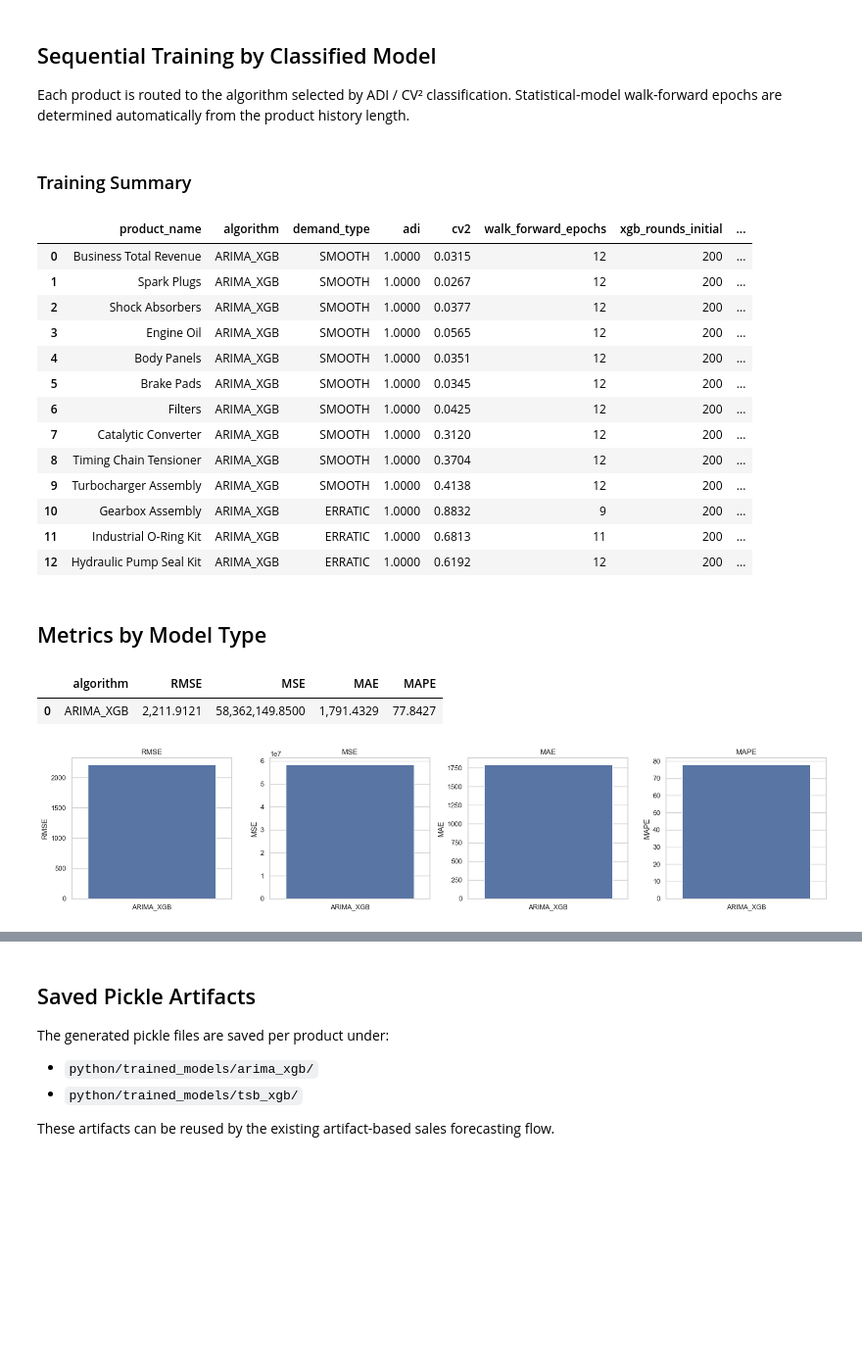
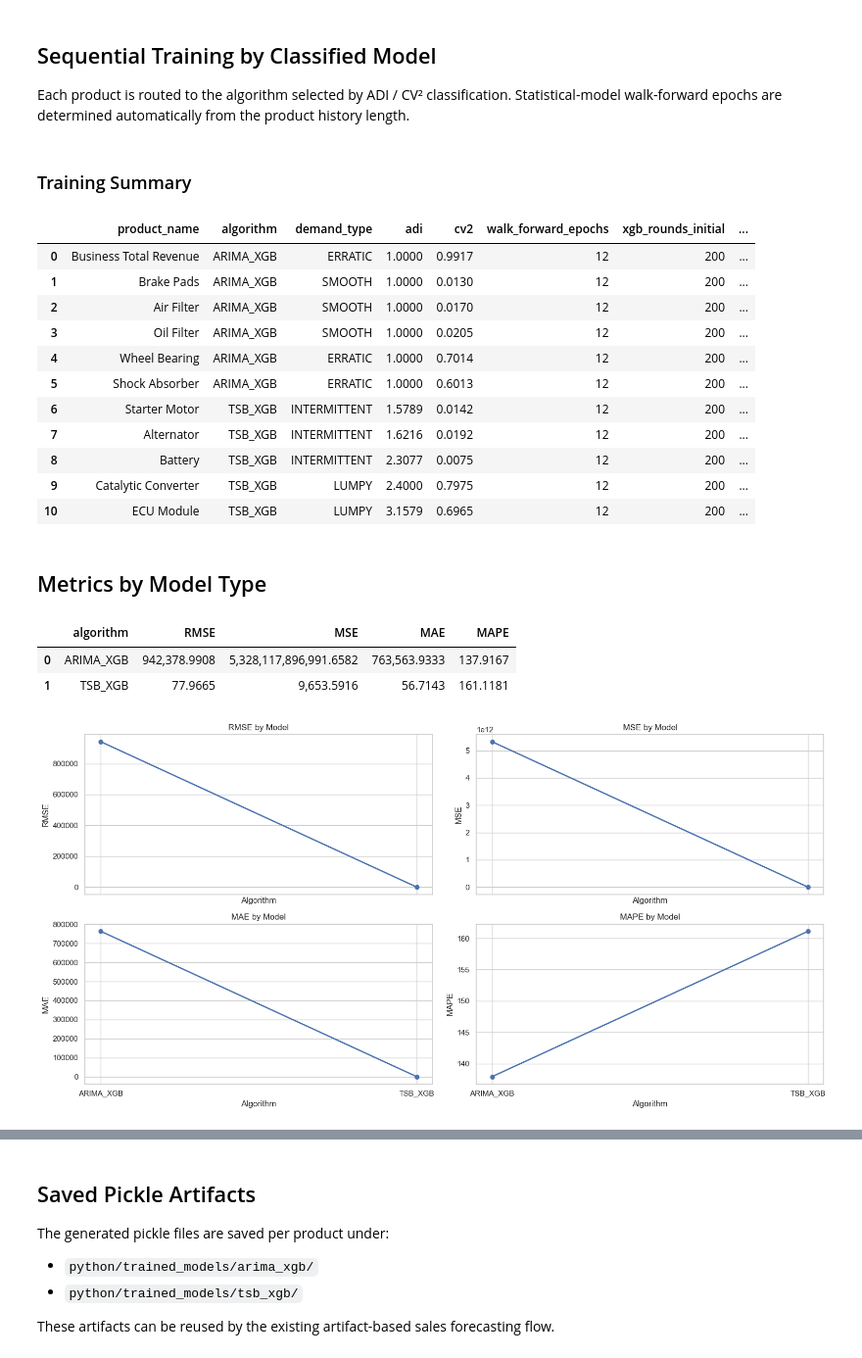
Before and after one commit to jeinciong/automotive-spare-parts-dss-thesis, a Jupyter notebook: autoparts-backend/python/notebooks/hybrid_model_training_sequential.ipynb, the cells around one changed output, grey strips where cells are left out. Shown at 98% size. Saved outputs shown, nothing was run; the diff lists cells and outputs as text; code cells hidden in the pictures; blank space fills up the shorter version.

Commit message:
fix: predictive models and login

```diff
--- a/autoparts-backend/python/notebooks/hybrid_model_training_sequential.ipynb
+++ b/autoparts-backend/python/notebooks/hybrid_model_training_sequential.ipynb
@@ -53,12 +53,13 @@ sns.set_theme(style="whitegrid")
 plt.rcParams["figure.figsize"] = (12, 5)
 pd.set_option("display.max_columns", 50)
 pd.set_option("display.float_format", lambda value: f"{value:,.4f}")
+METRIC_COLUMNS = ["RMSE", "MSE", "MAE", "MAPE"]
 # %% [markdown]
 ## Configure Data Source
 
 Point these settings to your sales file. If `TARGET_PRODUCTS = None`, the notebook will classify and train **all products** found in the file.
 # %%
-DATA_PATH = PROJECT_ROOT / "python" / "data" / "sales.csv"
+DATA_PATH = PROJECT_ROOT / "python" / "data" / "sales_2.csv"
 SHEET_NAME = 0
 
 DATE_COLUMN = "date"
@@ -472,38 +495,38 @@ if not skipped_df.empty:
 # %% [output]
 ### Training Summary
 |  | product_name | algorithm | demand_type | adi | cv2 | walk_forward_epochs | xgb_rounds_initial | ... |
-| 0 | Business Total Revenue | ARIMA_XGB | SMOOTH | 1.0000 | 0.0315 | 12 | 200 | ... |
-| 1 | Spark Plugs | ARIMA_XGB | SMOOTH | 1.0000 | 0.0267 | 12 | 200 | ... |
-| 2 | Shock Absorbers | ARIMA_XGB | SMOOTH | 1.0000 | 0.0377 | 12 | 200 | ... |
-| 3 | Engine Oil | ARIMA_XGB | SMOOTH | 1.0000 | 0.0565 | 12 | 200 | ... |
-| 4 | Body Panels | ARIMA_XGB | SMOOTH | 1.0000 | 0.0351 | 12 | 200 | ... |
-| 5 | Brake Pads | ARIMA_XGB | SMOOTH | 1.0000 | 0.0345 | 12 | 200 | ... |
-| 6 | Filters | ARIMA_XGB | SMOOTH | 1.0000 | 0.0425 | 12 | 200 | ... |
-| 7 | Catalytic Converter | ARIMA_XGB | SMOOTH | 1.0000 | 0.3120 | 12 | 200 | ... |
-| 8 | Timing Chain Tensioner | ARIMA_XGB | SMOOTH | 1.0000 | 0.3704 | 12 | 200 | ... |
-| 9 | Turbocharger Assembly | ARIMA_XGB | SMOOTH | 1.0000 | 0.4138 | 12 | 200 | ... |
-| 10 | Gearbox Assembly | ARIMA_XGB | ERRATIC | 1.0000 | 0.8832 | 9 | 200 | ... |
-| 11 | Industrial O-Ring Kit | ARIMA_XGB | ERRATIC | 1.0000 | 0.6813 | 11 | 200 | ... |
-| 12 | Hydraulic Pump Seal Kit | ARIMA_XGB | ERRATIC | 1.0000 | 0.6192 | 12 | 200 | ... |
+| 0 | Business Total Revenue | ARIMA_XGB | ERRATIC | 1.0000 | 0.9917 | 12 | 200 | ... |
+| 1 | Brake Pads | ARIMA_XGB | SMOOTH | 1.0000 | 0.0130 | 12 | 200 | ... |
+| 2 | Air Filter | ARIMA_XGB | SMOOTH | 1.0000 | 0.0170 | 12 | 200 | ... |
+| 3 | Oil Filter | ARIMA_XGB | SMOOTH | 1.0000 | 0.0205 | 12 | 200 | ... |
+| 4 | Wheel Bearing | ARIMA_XGB | ERRATIC | 1.0000 | 0.7014 | 12 | 200 | ... |
+| 5 | Shock Absorber | ARIMA_XGB | ERRATIC | 1.0000 | 0.6013 | 12 | 200 | ... |
+| 6 | Starter Motor | TSB_XGB | INTERMITTENT | 1.5789 | 0.0142 | 12 | 200 | ... |
+| 7 | Alternator | TSB_XGB | INTERMITTENT | 1.6216 | 0.0192 | 12 | 200 | ... |
+| 8 | Battery | TSB_XGB | INTERMITTENT | 2.3077 | 0.0075 | 12 | 200 | ... |
+| 9 | Catalytic Converter | TSB_XGB | LUMPY | 2.4000 | 0.7975 | 12 | 200 | ... |
+| 10 | ECU Module | TSB_XGB | LUMPY | 3.1579 | 0.6965 | 12 | 200 | ... |
 # %% [markdown]
 ## Metrics by Model Type
 # %%
 model_metric_summary = (
     training_summary_df.groupby("algorithm", as_index=False)[["RMSE", "MSE", "MAE", "MAPE"]]
     .mean()
     .sort_values("MAPE")
 )
 
 display(model_metric_summary)
 
-fig, axes = plt.subplots(1, 4, figsize=(18, 4))
-for axis, metric_name in zip(axes, ["RMSE", "MSE", "MAE", "MAPE"]):
-    sns.barplot(data=model_metric_summary, x="algorithm", y=metric_name, ax=axis, palette="deep")
-    axis.set_title(metric_name)
-    axis.set_xlabel("")
+fig, axes = plt.subplots(2, 2, figsize=(16, 8), sharex=True)
+for axis, metric_name in zip(axes.flatten(), METRIC_COLUMNS):
+    axis.plot(model_metric_summary["algorithm"], model_metric_summary[metric_name], marker="o", linewidth=2)
+    axis.set_title(f"{metric_name} by Model")
+    axis.set_xlabel("Algorithm")
+    axis.set_ylabel(metric_name)
 plt.tight_layout()
 plt.show()
 # %% [output]
 |  | algorithm | RMSE | MSE | MAE | MAPE |
-| 0 | ARIMA_XGB | 2,211.9121 | 58,362,149.8500 | 1,791.4329 | 77.8427 |
+| 0 | ARIMA_XGB | 942,378.9908 | 5,328,117,896,991.6582 | 763,563.9333 | 137.9167 |
+| 1 | TSB_XGB | 77.9665 | 9,653.5916 | 56.7143 | 161.1181 |
-[figure, old version]
+[figure, new version]
```
Also changed, not shown: parts of 8 cells of this notebook, 31 other files.
